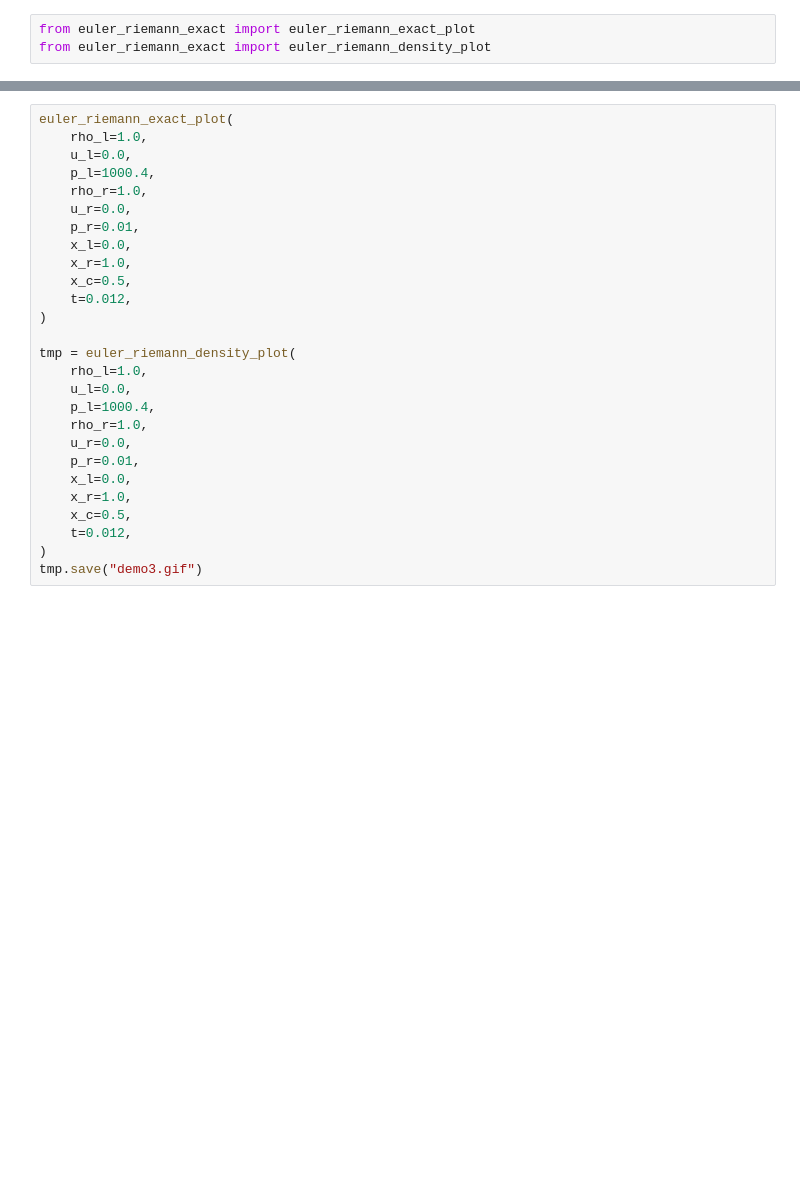
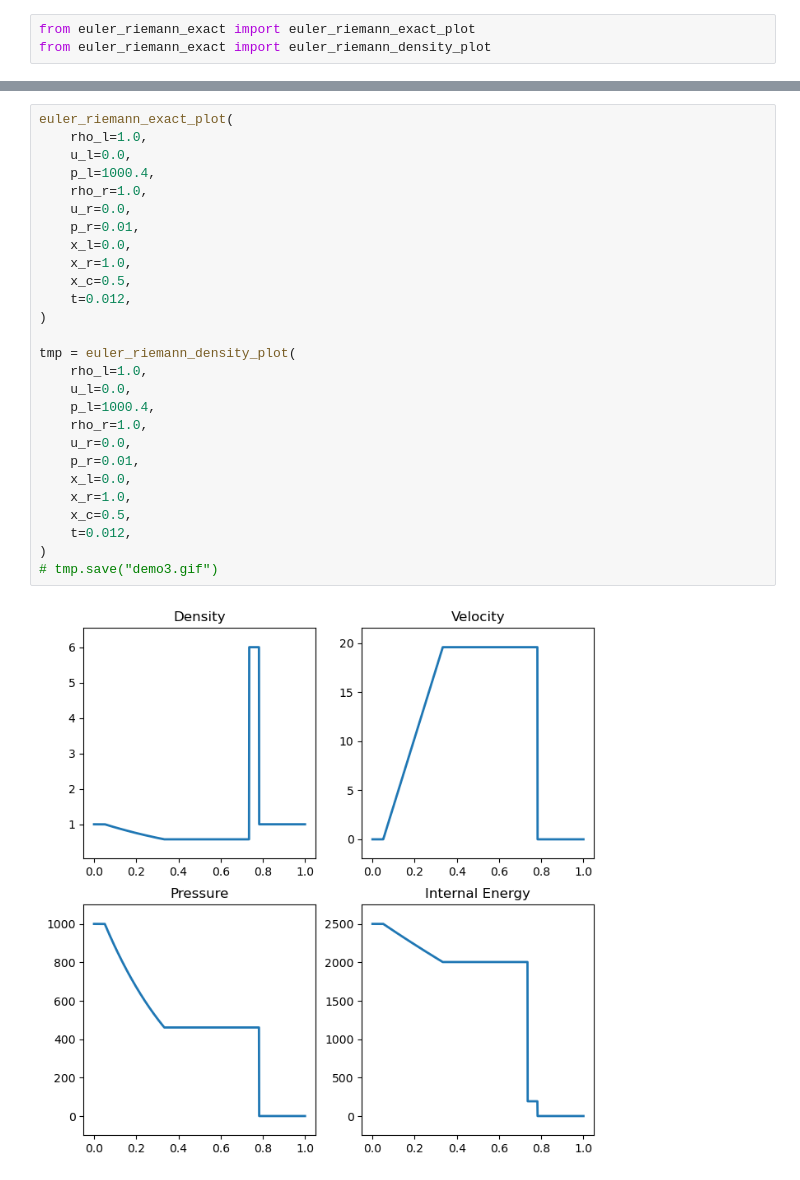
Before and after one commit to fenglielie/pykit, a Jupyter notebook: base/euler_riemann_exact/demo.ipynb, the cells around one changed output, grey strips where cells are left out. Saved outputs shown, nothing was run; the diff lists cells and outputs as text; blank space fills up the shorter version.

```diff
--- a/base/euler_riemann_exact/demo.ipynb
+++ b/base/euler_riemann_exact/demo.ipynb
@@ -58,27 +66,29 @@ tmp.save("demo2.gif")
 # %%
 euler_riemann_exact_plot(
     rho_l=1.0,
     u_l=0.0,
     p_l=1000.4,
     rho_r=1.0,
     u_r=0.0,
     p_r=0.01,
     x_l=0.0,
     x_r=1.0,
     x_c=0.5,
     t=0.012,
 )
 
 tmp = euler_riemann_density_plot(
     rho_l=1.0,
     u_l=0.0,
     p_l=1000.4,
     rho_r=1.0,
     u_r=0.0,
     p_r=0.01,
     x_l=0.0,
     x_r=1.0,
     x_c=0.5,
     t=0.012,
 )
-tmp.save("demo3.gif")
+# tmp.save("demo3.gif")
+# %% [output]
+[figure, added]
```
Also changed, not shown: parts of 7 cells of this notebook, 1 other file.
